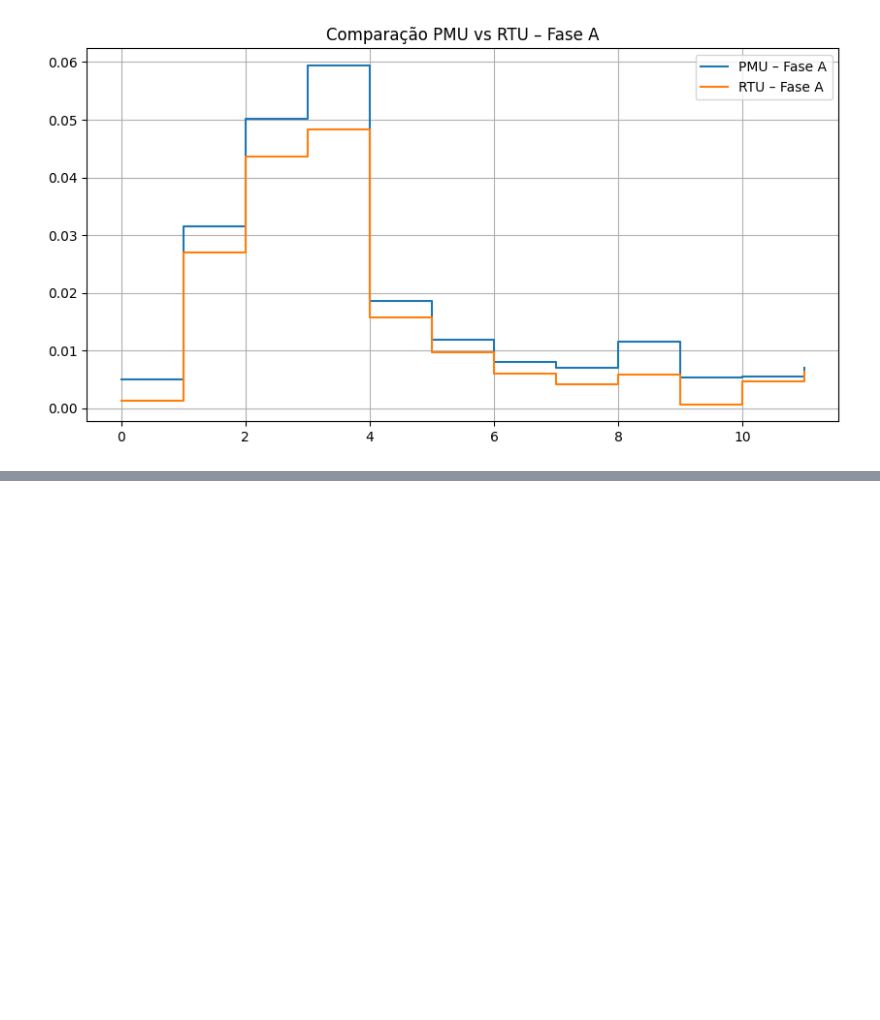
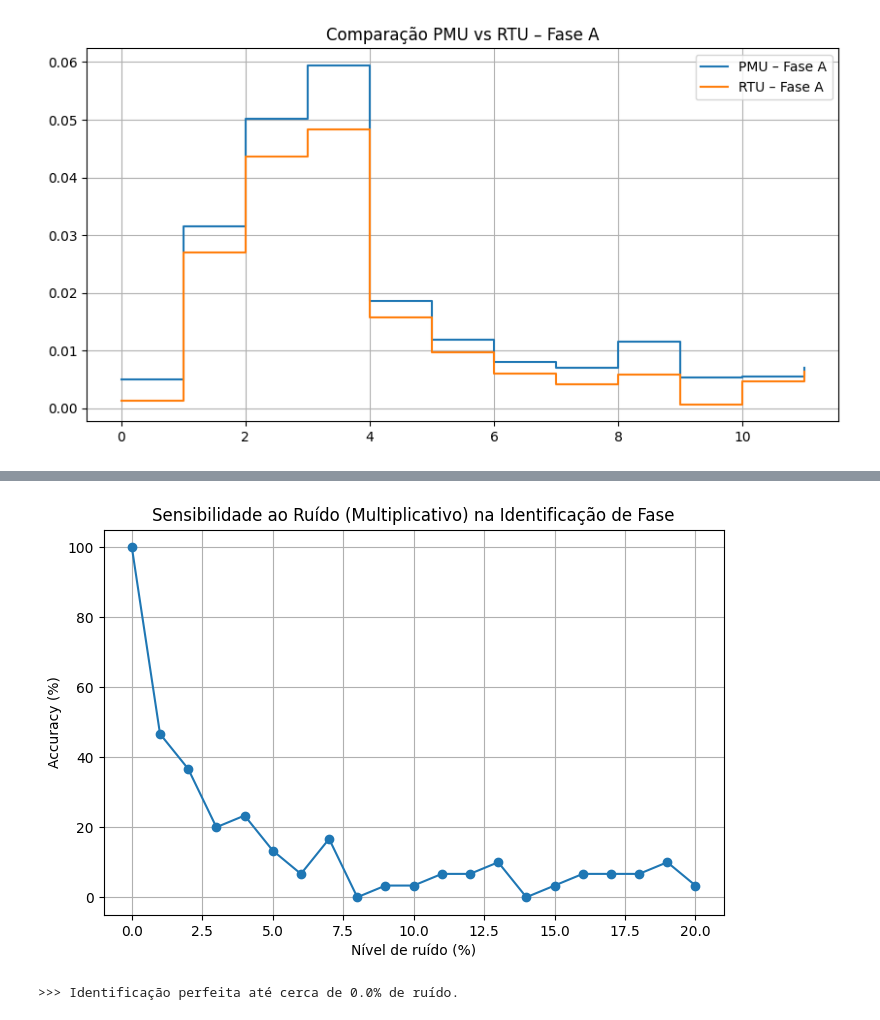
Before and after one commit to matildeaugusto/ADRI, a Jupyter notebook: 6/Class6_Students.ipynb, the cells around one changed output, grey strips where cells are left out. Drawn from its saved outputs; the diff is of its cells as text; code cells hidden in the pictures; blank space fills up the shorter version.

```diff
--- a/6/Class6_Students.ipynb
+++ b/6/Class6_Students.ipynb
@@ -450,0 +280,77 @@ NoiseFactor 0.1: Erro médio PMU = 0.0629 ± 0.0092, Diferença labels = 0.0667
+# %%
+# ============================================================
+# ESTUDO DE SENSIBILIDADE AO RUÍDO (MULTIPLICATIVO)
+# ============================================================
+
+print("\n=== Estudo de Sensibilidade ao Ruído (Multiplicativo) ===\n")
+
+noise_levels = np.linspace(0, 0.20, 21)   # 0% a 20%
+Nsim = 30                                 # simulações por nível
+accuracy = np.zeros(len(noise_levels))
+
+# Fases reais dos clientes (A=0, B=1, C=2)
+true_labels = np.array([2, 1, 0, 2])
+
+def get_phase_from_beta(B):
+    return np.argmax(np.real(B), axis=1)
+
+for idx, nf in enumerate(noise_levels):
+    correct = 0
+
+    for _ in range(Nsim):
+
+        # --- REFAZER TODO O PIPELINE PARA ESTE NÍVEL DE RUÍDO ---
+        Y_sim = np.zeros(3*m, dtype=complex)
+
+        for i in range(m):
+            si = [
+                [0, 0, s[i,2], 0],
+                [0, 0, s[i,1], 0],
+                [0, s[i,0], 0, s[i,3]]
+            ]
+
+            mvp = pf3ph(topo, z, si, vr, el, ni, al)
+
+            # aplicar ruído multiplicativo às tensões
+            noise = 1 + nf*np.random.randn(3)
+            mvp[:, 3] *= noise
+
+            Y_sim[3*i:3*i+3] = mvp[:, 3]
+
+        # --- RECONSTRUIR vz ---
+        vz_sim = np.zeros(3*m, dtype=complex)
+        for i in range(m):
+            vz_sim[3*i:3*i+3] = vr*np.array([1, al, al**2]) - Y_sim[3*i:3*i+3]
+
+        # --- MÍNIMOS QUADRADOS ---
+        Bpmu_sim, *_ = np.linalg.lstsq(X, vz_sim, rcond=None)
+        BBpmu_sim = Bpmu_sim.reshape(4, 3)
+
+        # --- IDENTIFICAÇÃO ---
+        est_labels = get_phase_from_beta(BBpmu_sim)
+
+        if np.array_equal(est_labels, true_labels):
+            correct += 1
+
+    accuracy[idx] = correct / Nsim
+    print(f"Ruído = {nf*100:.1f}%  →  Accuracy = {accuracy[idx]*100:.1f}%")
+
+# ============================================================
+# GRÁFICO FINAL — SENSIBILIDADE AO RUÍDO
+# ============================================================
+
+plt.figure(figsize=(8,5))
+plt.plot(noise_levels*100, accuracy*100, marker='o')
+plt.title("Sensibilidade ao Ruído (Multiplicativo) na Identificação de Fase")
+plt.xlabel("Nível de ruído (%)")
+plt.ylabel("Accuracy (%)")
+plt.grid(True)
+plt.show()
+
+# Resultado final
+max_noise = noise_levels[accuracy == 1.0]
+if len(max_noise) > 0:
+    print(f"\n>>> Identificação perfeita até cerca de {max_noise[-1]*100:.1f}% de ruído.\n")
+else:
+    print("\n>>> Nenhum nível de ruído manteve 100% de acerto.\n")
+# %% [output]
@@ -450,0 +374,2 @@ NoiseFactor 0.1: Erro médio PMU = 0.0629 ± 0.0092, Diferença labels = 0.0667
+[figure, added]
+>>> Identificação perfeita até cerca de 0.0% de ruído.
```
Also changed, not shown: parts of 5 cells of this notebook.
